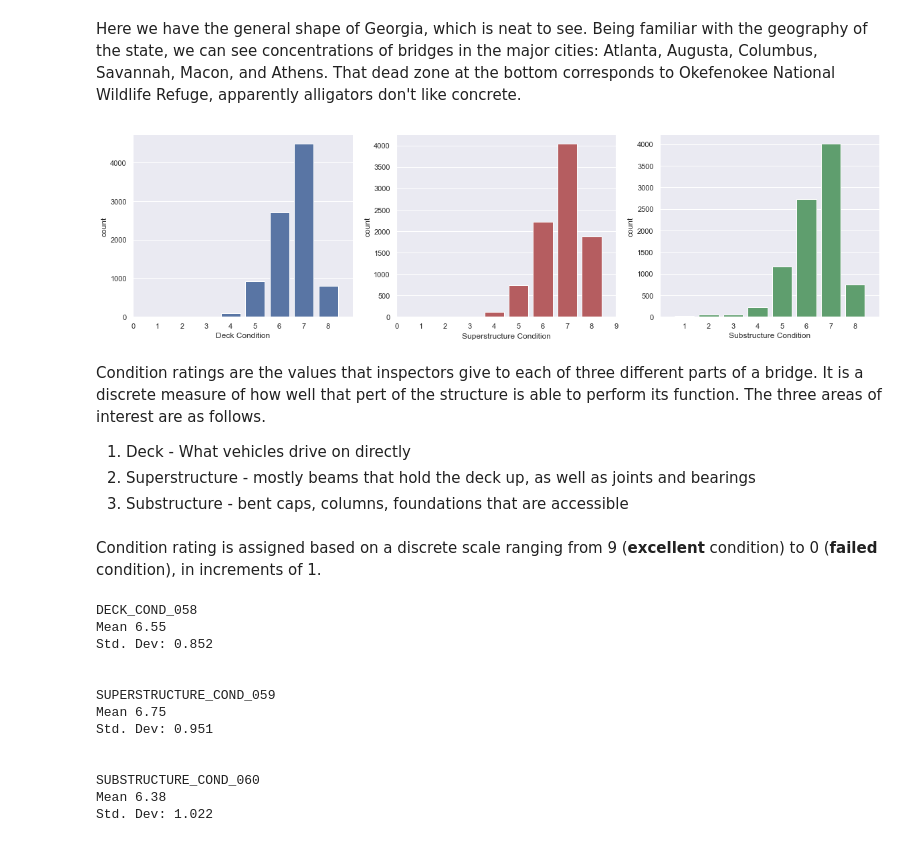
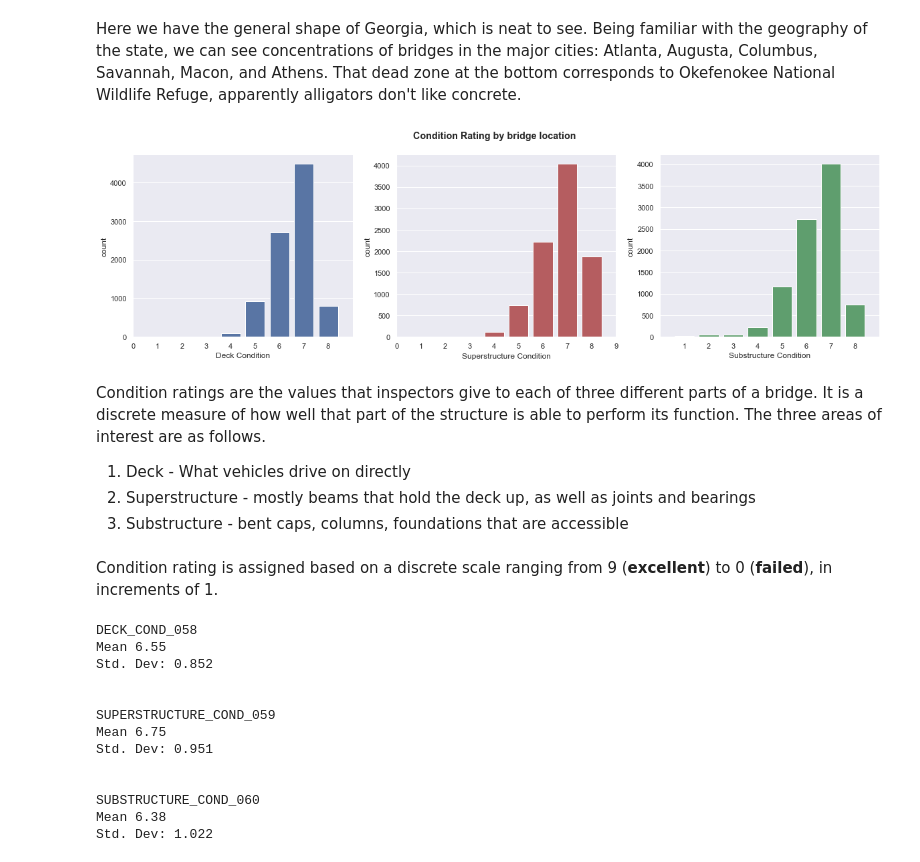
Before and after one commit to carlosbrown2/Springboard, a Jupyter notebook: Capstone Project 1/Capstone Project 1.ipynb, the cells around one changed output. Drawn from its saved outputs; the diff is of its cells as text; code cells hidden in the pictures.

```diff
--- a/Capstone Project 1/Capstone Project 1.ipynb
+++ b/Capstone Project 1/Capstone Project 1.ipynb
@@ -252,28 +260,30 @@ Here we have the general shape of Georgia, which is neat to see. Being familiar
 # %%
 #Plot Bridge Condition for Deck, Superstructure, and Substructure
 fig, axes = plt.subplots(ncols=3, nrows=1,figsize=(20,5))
 sns.despine(right=True)
 # Plot a simple histogram with binsize determined automatically
 sns.countplot(data=data,x='DECK_COND_058', color="b", ax=axes[0])
 sns.countplot(data=data,x='SUPERSTRUCTURE_COND_059', color="r", ax=axes[1])
 sns.countplot(data=data,x='SUBSTRUCTURE_COND_060', color='g', ax=axes[2])
 axes[0].set_xlim(0,data['DECK_COND_058'].max()+1)
 axes[1].set_xlim(0,data['SUPERSTRUCTURE_COND_059'].max())
 axes[2].set_xlim(-1,data['SUBSTRUCTURE_COND_060'].max())
 axes[0].set_xlabel('Deck Condition')
 axes[1].set_xlabel('Superstructure Condition')
 axes[2].set_xlabel('Substructure Condition')
+fig.suptitle('Condition Rating by bridge location', fontweight='bold')
+plt.savefig('/Users/carlosbrown/Documents/Springboard/Figures/condbyloc.png',format='png')
 plt.show()
 # %% [output]
-[figure, old version]
+[figure, new version]
 # %% [markdown]
-Condition ratings are the values that inspectors give to each of three different parts of a bridge. It is a discrete measure of how well that pert of the structure is able to perform its function. The three areas of interest are as follows.
+Condition ratings are the values that inspectors give to each of three different parts of a bridge. It is a discrete measure of how well that part of the structure is able to perform its function. The three areas of interest are as follows.
 
 1. Deck - What vehicles drive on directly
 2. Superstructure - mostly beams that hold the deck up, as well as joints and bearings
 3. Substructure - bent caps, columns, foundations that are accessible
 # %% [markdown]
-Condition rating is assigned based on a discrete scale ranging from 9 (**excellent** condition) to 0 (**failed** condition), in increments of 1.
+Condition rating is assigned based on a discrete scale ranging from 9 (**excellent**) to 0 (**failed**), in increments of 1.
 # %%
 conditions = ['DECK_COND_058','SUPERSTRUCTURE_COND_059','SUBSTRUCTURE_COND_060']
 for condition in conditions:
```
Also changed, not shown: parts of 16 cells of this notebook.
